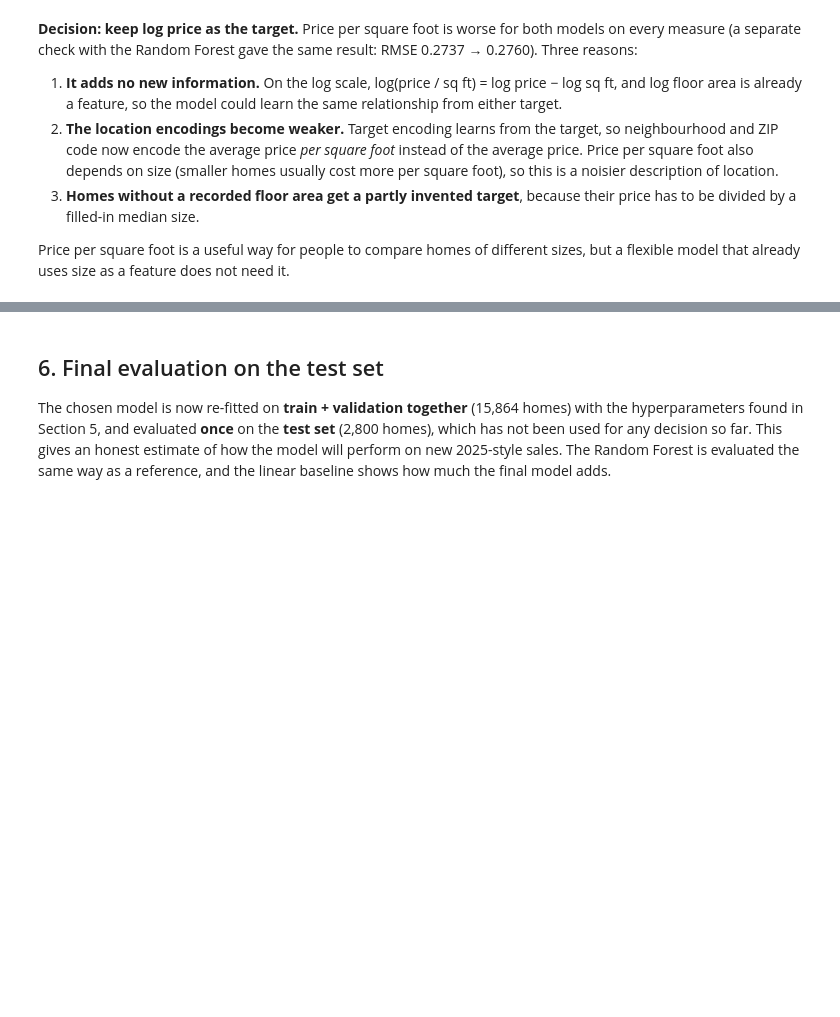
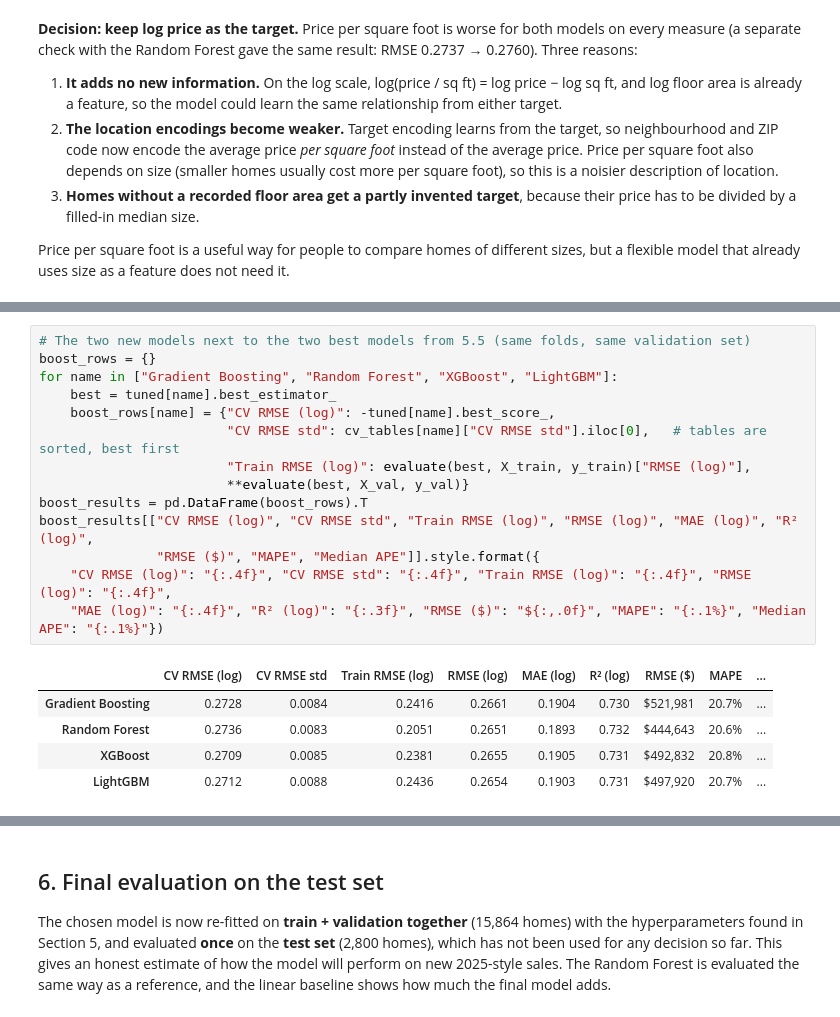
Before and after one commit to nodirbeksolijonov/MLDA-CW1-NYC-Property-Sales, a Jupyter notebook: notebooks/MLDA_CW1_NYC_Property_Sales.ipynb, the cells around one changed output, grey strips where cells are left out. Drawn from its saved outputs; the diff is of its cells as text; blank space fills up the shorter version.

```diff
--- a/notebooks/MLDA_CW1_NYC_Property_Sales.ipynb
+++ b/notebooks/MLDA_CW1_NYC_Property_Sales.ipynb
@@ -2012,0 +2072,20 @@ Price per square foot is a useful way for people to compare homes of different s
+# %%
+# The two new models next to the two best models from 5.5 (same folds, same validation set)
+boost_rows = {}
+for name in ["Gradient Boosting", "Random Forest", "XGBoost", "LightGBM"]:
+    best = tuned[name].best_estimator_
+    boost_rows[name] = {"CV RMSE (log)": -tuned[name].best_score_,
+                        "CV RMSE std": cv_tables[name]["CV RMSE std"].iloc[0],   # tables are sorted, best first
+                        "Train RMSE (log)": evaluate(best, X_train, y_train)["RMSE (log)"],
+                        **evaluate(best, X_val, y_val)}
+boost_results = pd.DataFrame(boost_rows).T
+boost_results[["CV RMSE (log)", "CV RMSE std", "Train RMSE (log)", "RMSE (log)", "MAE (log)", "R² (log)",
+               "RMSE ($)", "MAPE", "Median APE"]].style.format({
+    "CV RMSE (log)": "{:.4f}", "CV RMSE std": "{:.4f}", "Train RMSE (log)": "{:.4f}", "RMSE (log)": "{:.4f}",
+    "MAE (log)": "{:.4f}", "R² (log)": "{:.3f}", "RMSE ($)": "${:,.0f}", "MAPE": "{:.1%}", "Median APE": "{:.1%}"})
+# %% [output]
+|  | CV RMSE (log) | CV RMSE std | Train RMSE (log) | RMSE (log) | MAE (log) | R² (log) | RMSE ($) | MAPE | ... |
+| Gradient Boosting | 0.2728 | 0.0084 | 0.2416 | 0.2661 | 0.1904 | 0.730 | $521,981 | 20.7% | ... |
+| Random Forest | 0.2736 | 0.0083 | 0.2051 | 0.2651 | 0.1893 | 0.732 | $444,643 | 20.6% | ... |
+| XGBoost | 0.2709 | 0.0085 | 0.2381 | 0.2655 | 0.1905 | 0.731 | $492,832 | 20.8% | ... |
+| LightGBM | 0.2712 | 0.0088 | 0.2436 | 0.2654 | 0.1903 | 0.731 | $497,920 | 20.7% | ... |
```
Also changed, not shown: parts of 10 cells of this notebook, 4 other files.
